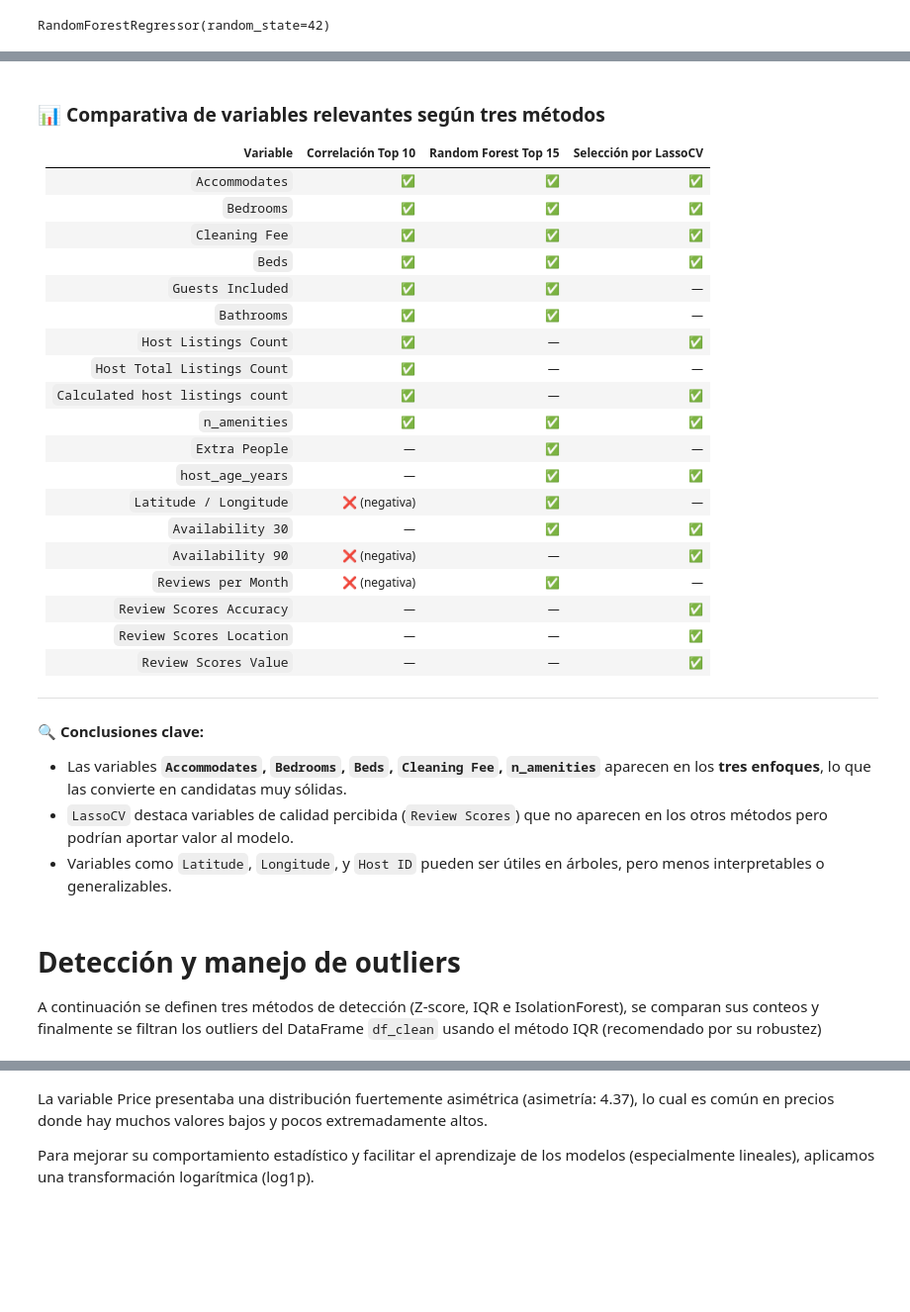
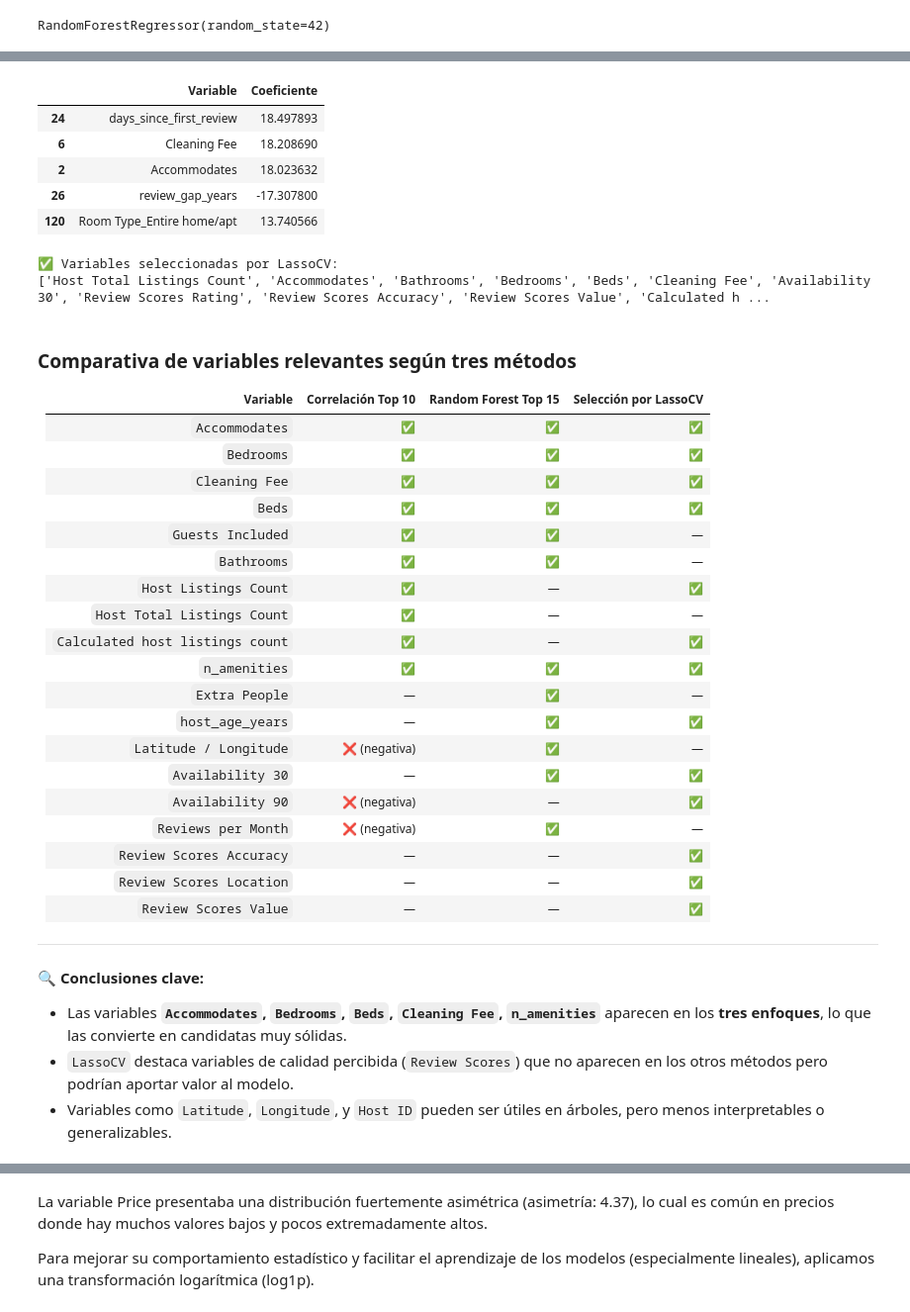
Before and after one commit to gonzalezulises/airbnb-pricing-ml, a Jupyter notebook: notebooks/01. Exploracion de datos y preparacion.ipynb, the cells around one changed output, grey strips where cells are left out. Shown at 99% size. Cells and saved outputs as stored; diff of their text form; code cells hidden in the pictures; blank space fills up the shorter version.

```diff
--- a/notebooks/01. Exploracion de datos y preparacion.ipynb
+++ b/notebooks/01. Exploracion de datos y preparacion.ipynb
@@ -705,7 +702,8 @@ X_cat_enc = pd.DataFrame(
 X_rf_ready = pd.concat([X_train_imp[num_cols], X_cat_enc], axis=1)
 # %%
 rf = RandomForestRegressor(n_estimators=100, random_state=42)
-rf.fit(X_rf_ready, y_train)
+rf.fitX_train_selected = X_rf_ready[vars_comunes]
+X_test_selected = X_test_final[vars_comunes]
 # %% [output]
 RandomForestRegressor(random_state=42)
 # %%
@@ -752,25 +772,36 @@ plt.show()
 # %%
 # Entrenar LassoCV
 scaler = StandardScaler()
 X_scaled = scaler.fit_transform(X_rf_ready)
 lasso = LassoCV(cv=5, random_state=42)
 lasso.fit(X_scaled, y_train)
 coeficientes = pd.DataFrame({
     'Variable': X_rf_ready.columns,
     'Coeficiente': lasso.coef_
 })
 coeficientes = coeficientes[coeficientes['Coeficiente'] != 0].sort_values(by='Coeficiente', key=abs, ascending=False)
 
-coeficientes.head(15)
+coeficientes.head()
+# %% [output]
+|  | Variable | Coeficiente |
+| 24 | days_since_first_review | 18.497893 |
+| 6 | Cleaning Fee | 18.208690 |
+| 2 | Accommodates | 18.023632 |
+| 26 | review_gap_years | -17.307800 |
+| 120 | Room Type_Entire home/apt | 13.740566 |
 # %%
-# Selección de variables basada en coeficientes promedio
 modelo_lasso = SelectFromModel(lasso, threshold='mean', prefit=True)
-selected_features = X_train_enc.columns[modelo_lasso.get_support()]
 
-print("\nVariables seleccionadas por LassoCV:")
+# Aplicar soporte sobre las columnas correctas
+selected_features = X_rf_ready.columns[modelo_lasso.get_support()]
+
+print("\n✅ Variables seleccionadas por LassoCV:")
 print(selected_features.tolist())
+# %% [output]
+✅ Variables seleccionadas por LassoCV:
+['Host Total Listings Count', 'Accommodates', 'Bathrooms', 'Bedrooms', 'Beds', 'Cleaning Fee', 'Availability 30', 'Review Scores Rating', 'Review Scores Accuracy', 'Review Scores Value', 'Calculated h ...
 # %% [markdown]
-### 📊 Comparativa de variables relevantes según tres métodos
+### Comparativa de variables relevantes según tres métodos
 
 | Variable                        | Correlación Top 10 | Random Forest Top 15 | Selección por LassoCV |
 |--------------------------------|---------------------|------------------------|------------------------|
@@ -819,5 +841,0 @@ selected_vars = [
-# %% [markdown]
-# Detección y manejo de outliers
-A continuación se definen tres métodos de detección (Z-score, IQR e IsolationForest),
-se comparan sus conteos y finalmente se filtran los outliers del DataFrame `df_clean`
-usando el método IQR (recomendado por su robustez)
```
Also changed, not shown: parts of 39 cells of this notebook.
